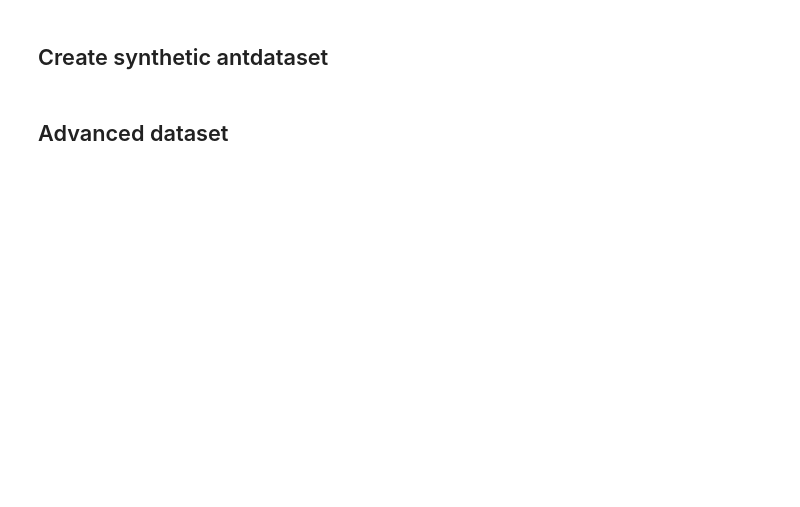
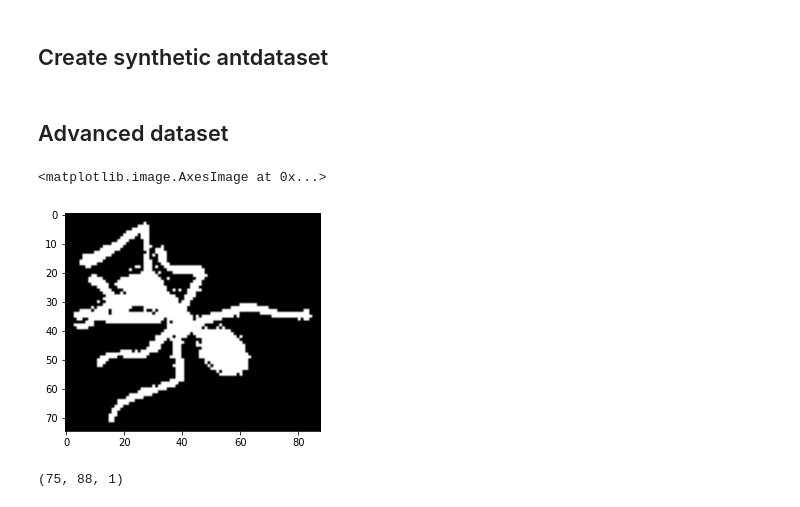
Before and after one commit to chamathabeysinghe/VAE_v2, a Jupyter notebook: notebooks/Cropping Ants.ipynb, the cells around one changed output. Drawn from its saved outputs; the diff is of its cells as text; code cells hidden in the pictures; blank space fills up the shorter version.

```diff
--- a/notebooks/Cropping Ants.ipynb
+++ b/notebooks/Cropping Ants.ipynb
@@ -159 +159,16 @@ def draw_close_ants(back, count):
     return back
+# %%
+ant_img = ants[2]
+overlay = np.full(ant_img.shape, 0)
+overlay[ant_img > 1] = 255
+ant_img = cv2.cvtColor(ant_img, cv2.COLOR_GRAY2RGB)
+
+plt.imshow(overlay, cmap='gray')
+# %% [output]
+<matplotlib.image.AxesImage at 0x...>
+[figure, added]
+# %%
+overlay = overlay.reshape((ant_img.shape[0], ant_img.shape[1], 1))
+overlay.shape
+# %% [output]
+(75, 88, 1)
```
Also changed, not shown: parts of 10 cells of this notebook, 1 other file.
